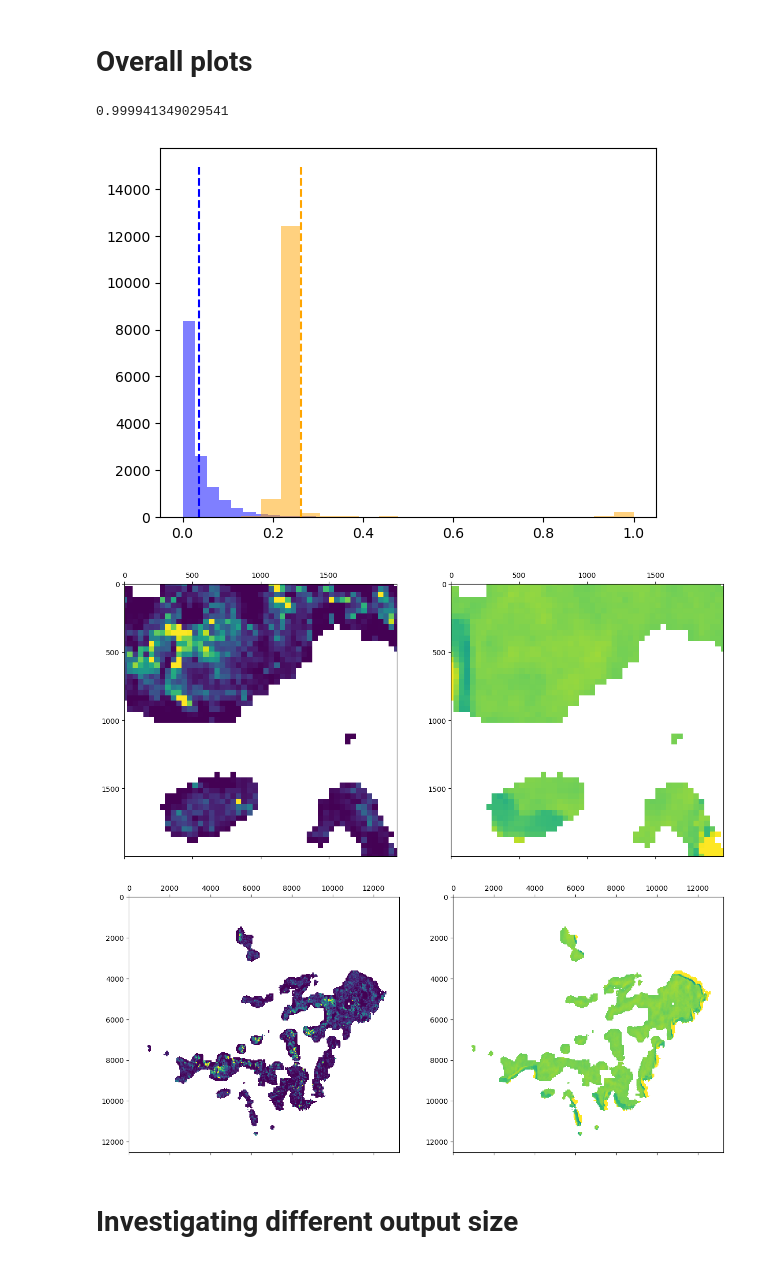
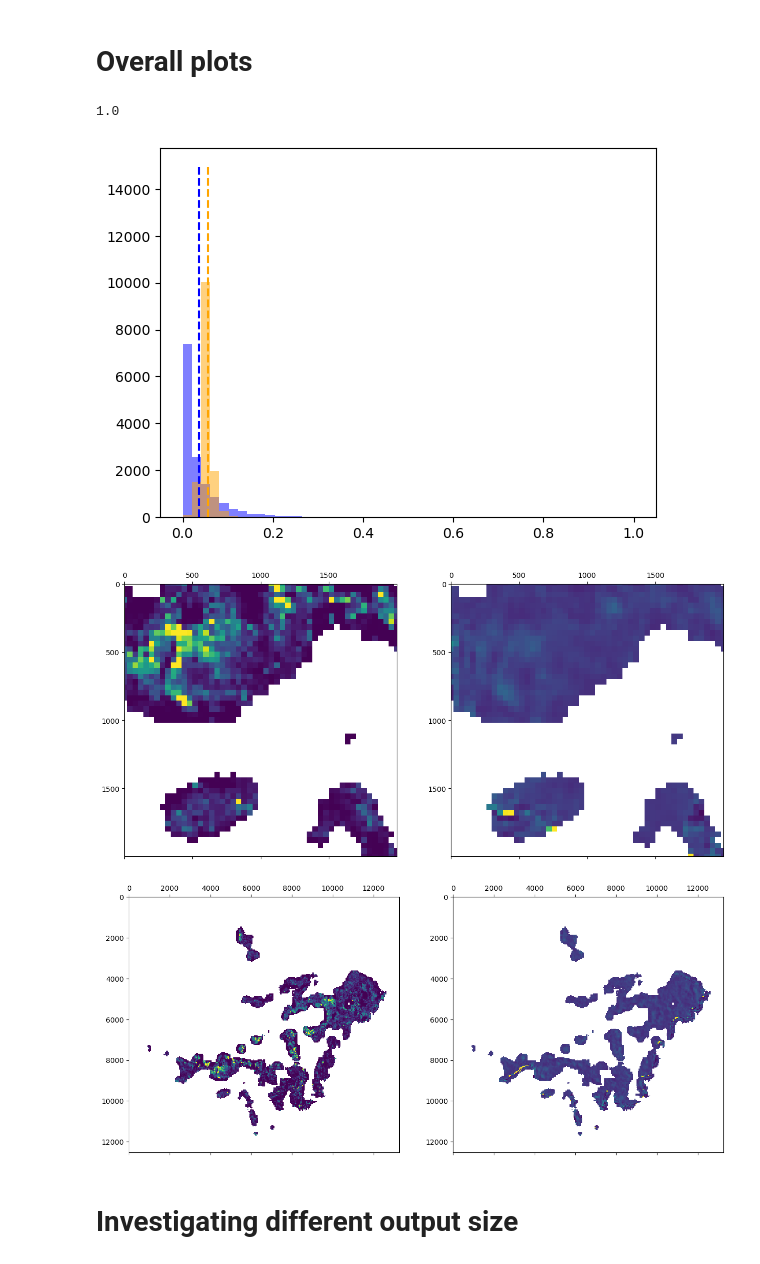
Before and after one commit to TimEngelmann/future-deforestation, a Jupyter notebook: notebooks/visualization.ipynb, the cells around one changed output. Cells and saved outputs as stored; diff of their text form; code cells hidden in the pictures.

```diff
--- a/notebooks/visualization.ipynb
+++ b/notebooks/visualization.ipynb
@@ -42,7 +42,7 @@ for point in data:
 targets = torch.tensor(targets)
 
 # get predictions
-path = "../lightning_logs/version_12/"
+path = "../lightning_logs/version_29/"
 predictions = torch.load(path + "test_predictions.pt")
 
 # x_point, y_point, x_cluster, y_cluster, target | target | prediction
@@ -72,15 +72,15 @@ for point in data_frame:
 # %%
 np.max(prediction_layer)
 # %% [output]
-0.999941349029541
+1.0
 # %%
-plt.hist(targets, alpha=0.5, bins=20, color='blue')
+plt.hist(targets, alpha=0.5, bins=np.linspace(0,1,50), color='blue')
 plt.vlines(targets.mean(), 0, 15000, color='blue', linestyles='--')
-plt.hist(predictions, alpha=0.5, bins=20, color='orange')
+plt.hist(predictions, alpha=0.5, bins=np.linspace(0,1,50), color='orange')
 plt.vlines(predictions.mean(), 0, 15000, color='orange', linestyles='--')
 plt.show()
 # %% [output]
-[figure, old version]
+[figure, new version]
 # %%
 import matplotlib as mpl
 cmap = mpl.colormaps['viridis']
@@ -92,7 +92,7 @@ axs[0].matshow(target_layer[8000:10000,4000:6000], vmin = 0, vmax = 0.3, cmap=cm
 axs[1].matshow(prediction_layer[8000:10000,4000:6000], vmin = 0, vmax = 0.3, cmap=cmap)
 plt.show()
 # %% [output]
-[figure, old version]
+[figure, new version]
 # %%
 fig, axs = plt.subplots(1, 2, figsize=(15,10))
 axs = axs.flatten()
@@ -100,7 +100,7 @@ axs[0].matshow(target_layer, vmin = 0, vmax = 0.3, cmap=cmap)
 axs[1].matshow(prediction_layer, vmin = 0, vmax = 0.3, cmap=cmap)
 plt.show()
 # %% [output]
-[figure, old version]
+[figure, new version]
 # %% [markdown]
 # Investigating different output size
 # %%
```
Also changed, not shown: parts of 1 cell of this notebook, 2 other files.
